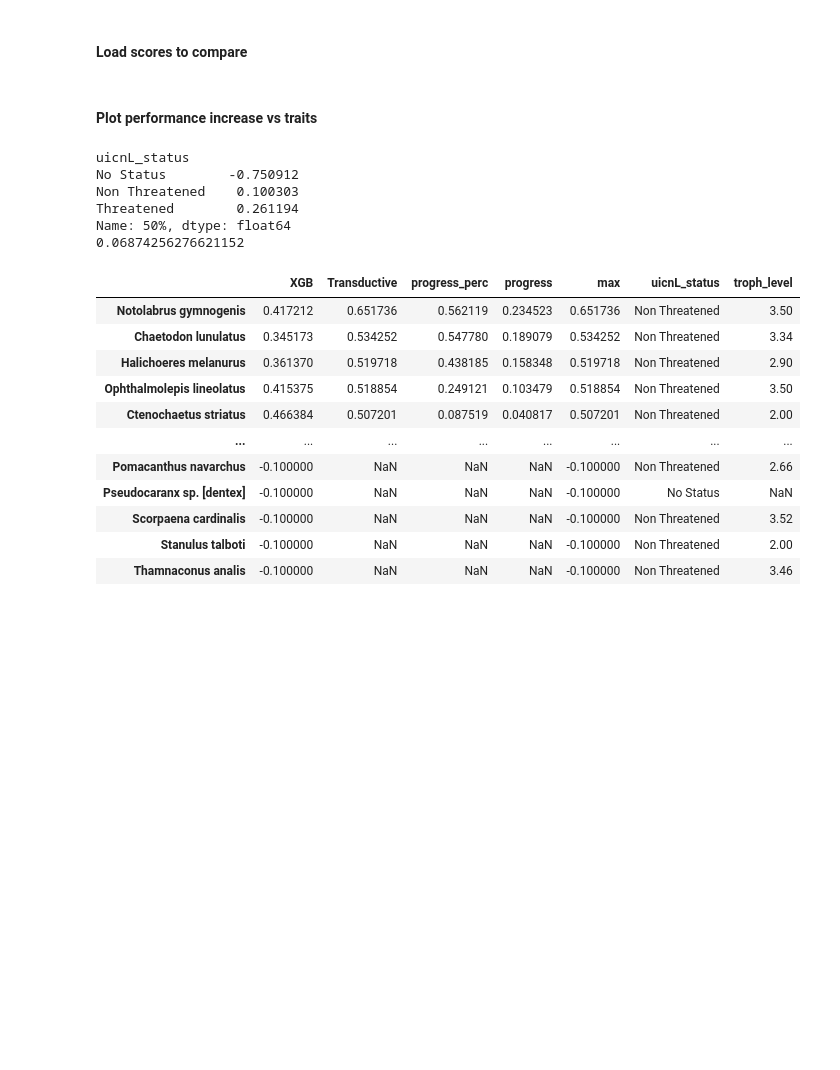
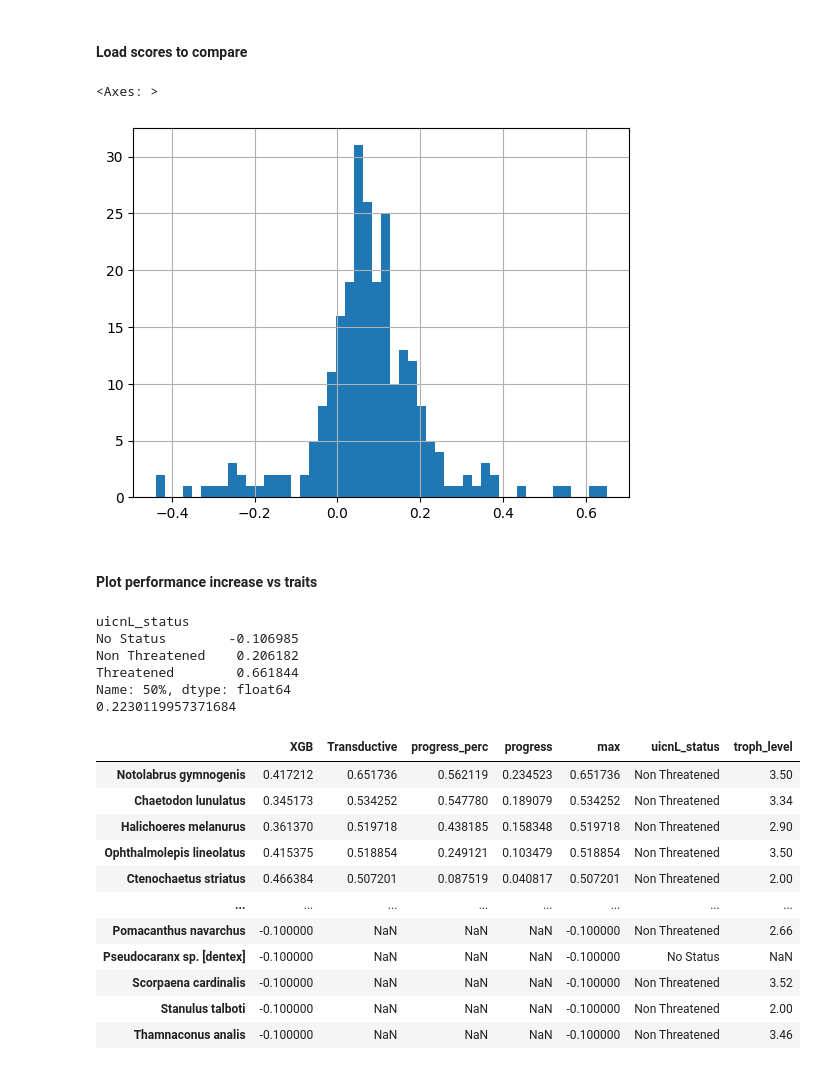
Before and after one commit to morand-g/malpolon-marbec, a Jupyter notebook: examples/RLS/RLS4 - Model comparison.ipynb, the cells around one changed output. Saved outputs shown, nothing was run; the diff lists cells and outputs as text; code cells hidden in the pictures; blank space fills up the shorter version.

```diff
--- a/examples/RLS/RLS4 - Model comparison.ipynb
+++ b/examples/RLS/RLS4 - Model comparison.ipynb
@@ -259,6 +278,13 @@ scores['max'] = scores[names].max(axis=1)
 # Add traits
 scores['uicnL_status'] = uicnL_status.loc[scores.index]
 scores['troph_level'] = troph_level.loc[scores.index]
+
+relevant_scores = scores.loc[scores['max'] > 0.2].copy()
+# %%
+relevant_scores['progress'].hist(bins = 50)
+# %% [output]
+<Axes: >
+[figure, added]
 # %% [markdown]
 #### Plot performance increase vs traits
 # %%
@@ -288,17 +314,17 @@ fig.add_shape(type="line",
 
 fig.show()
 # %%
-relevant_scores = scores.loc[scores['max'] > 0].copy()
+relevant_scores = scores.loc[scores['max'] > 0.2].copy()
 
 print(relevant_scores.groupby('uicnL_status')['progress_perc'].describe()['50%'])
 print(relevant_scores['progress_perc'].describe()['50%'])
 # %% [output]
 uicnL_status
-No Status        -0.750912
-Non Threatened    0.100303
-Threatened        0.261194
+No Status        -0.106985
+Non Threatened    0.206182
+Threatened        0.661844
 Name: 50%, dtype: float64
-0.06874256276621152
+0.2230119957371684
 # %%
 scores.sort_values(by='Transductive', ascending=False)
 # %% [output]
```
Also changed, not shown: parts of 14 cells of this notebook, 2 other files.
